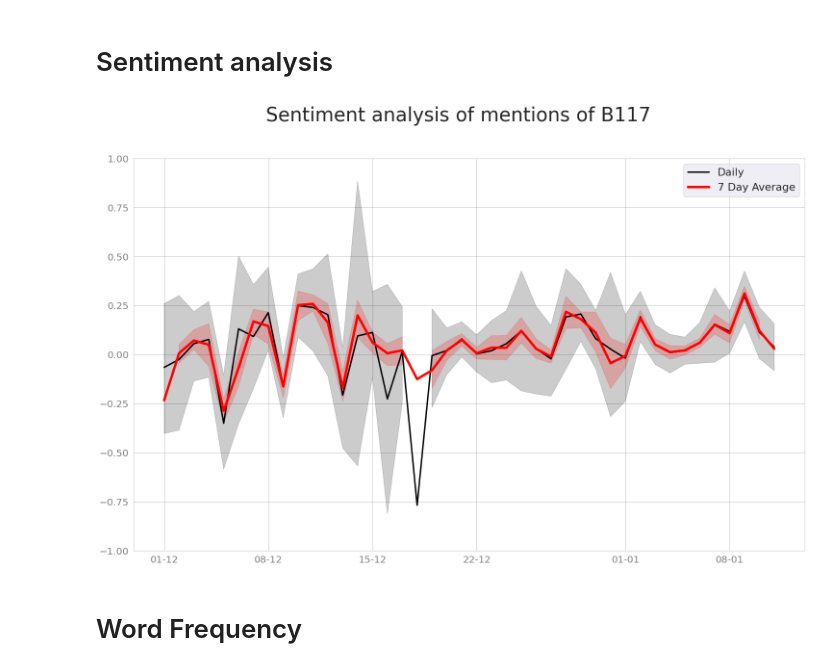
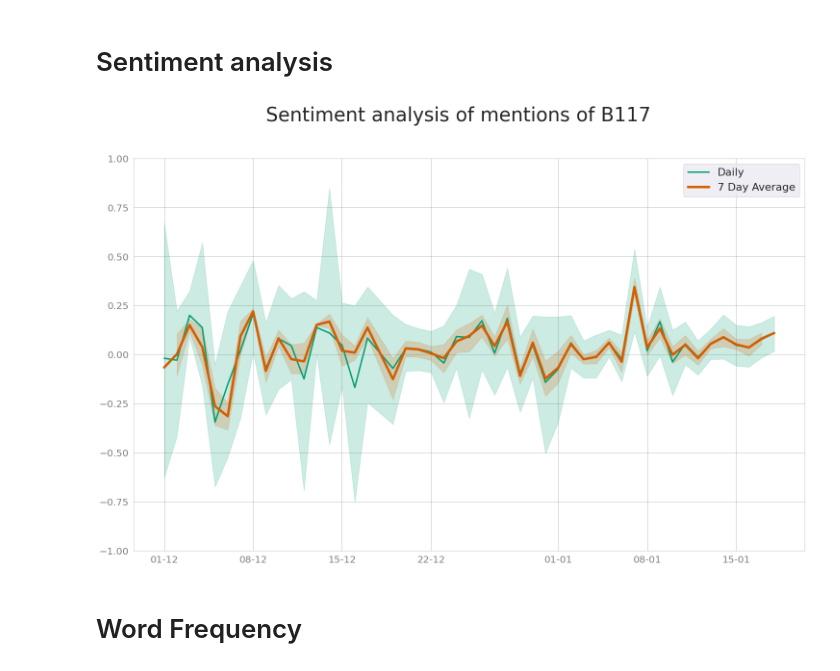
Before and after one commit to centre-for-humanities-computing/hope-covid-mutations, a Jupyter notebook: explore_and_visualize.ipynb, the cells around one changed output. Drawn from its saved outputs; the diff is of its cells as text; code cells hidden in the pictures.

```diff
--- a/explore_and_visualize.ipynb
+++ b/explore_and_visualize.ipynb
@@ -18,0 +19,5 @@ ic| len(df): 3664
+# %%
+# Choose date range from 1.st of Dec
+df["date"] = pd.to_datetime(df["created_at"], utc=True).dt.strftime('%Y-%m-%d')
+mask = (df['date'] > '2020-11-30') & (df['date'] <= '2021-2-20')
+df = df.loc[mask]
@@ -141,4 +146,7 @@ OFFISIELT: Vi har signert Nick Richards (@iamnickrichards) 🙌  🔗 på engels
 ic(len(df))
 clean_df = df[df["wider"] != "['engelsk']"]
 ic(len(clean_df))
+rmv_list = ["['mink']", "['engelsk', 'mink']", "['mutant', 'engelsk', 'mink']", "['mutant', 'mink']"]
+clean_df = clean_df[~clean_df.wider.isin(rmv_list)]
+ic(len(clean_df))
 # %% [output]
@@ -739,43 +840,43 @@ matplotlib.rc('xtick', labelsize=20)
 
 themes.theme_minimal(grid=False, ticks=False, fontsize=18)
 a4_dims = (25,15) #(11.7, 8.27)
-
+palette = ["#000000", "#E69F00", "#56B4E9", "#009E73", "#F0E442", "#0072B2", "#D55E00", "#CC79A7"]
 
 fig, (ax1) = plt.subplots(1,1, figsize=a4_dims)
 sns.set(font_scale = 2)
 ax1 = sns.lineplot(x="date", y="compound",
-                   label="Daily",
+                   label="Daily", color = palette[2],
                      linewidth = 3, data = clean_df)
 
 ax1 = sns.lineplot(x="date", y="compound_7day_ave",
-                   label="7 Day Average", color = "red",
+                   label="7 Day Average", color = palette[6],
                      linewidth = 5, data = clean_df)
 
 
 ax1.set(xlabel="", ylabel = "")
 ax1.xaxis.get_label().set_fontsize(40)
 ax1.yaxis.get_label().set_fontsize(40)
 
 ax1.grid(color='grey', linestyle='-', linewidth=0.5, which= "both")
 
 # Define the date format
 ax1.xaxis_date()
 date_form = mdates.DateFormatter("%d-%m")
 ax1.xaxis.set_major_formatter(date_form)
 
 
 fig.suptitle("Sentiment analysis of mentions of B117", size = "40")
 #ax1.set_title('Level 1', fontsize=30)
 
 #ax1.legend_.remove()
 ax1.set(ylim=(-1, 1))
 
 plot_name = "fig/sentiment_compound.png"
 fig.savefig(plot_name)
 
 fig.show()
 # %% [output]
-[figure, old version]
+[figure, new version]
 # %% [markdown]
 # Word Frequency
 # %%
```
Also changed, not shown: parts of 35 cells of this notebook, 1 other file.
